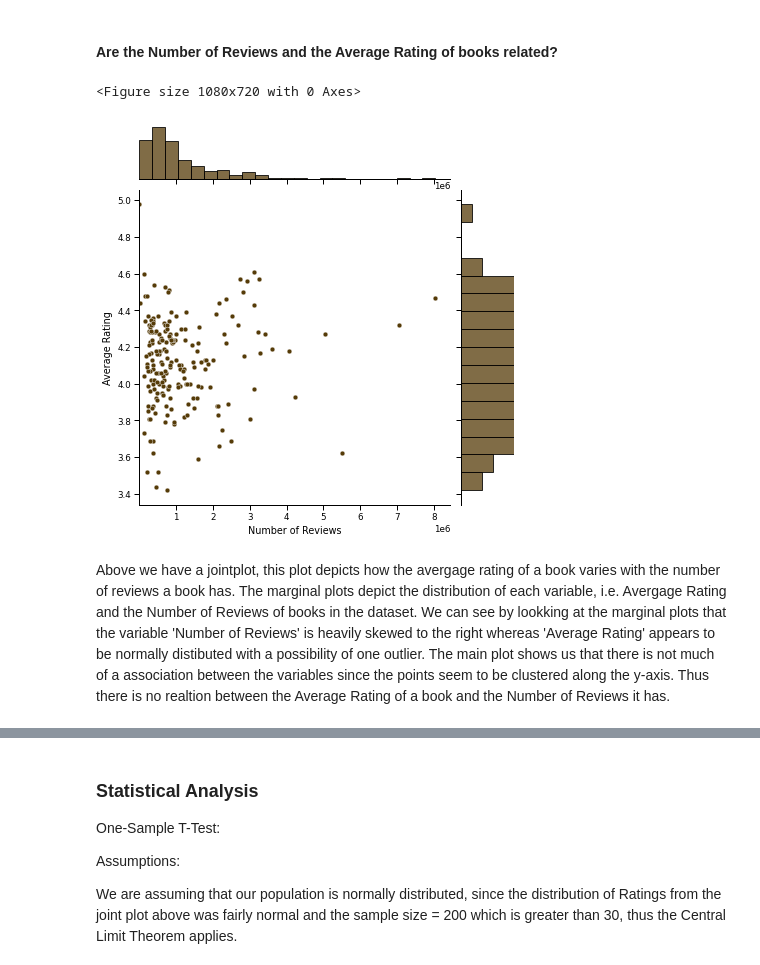
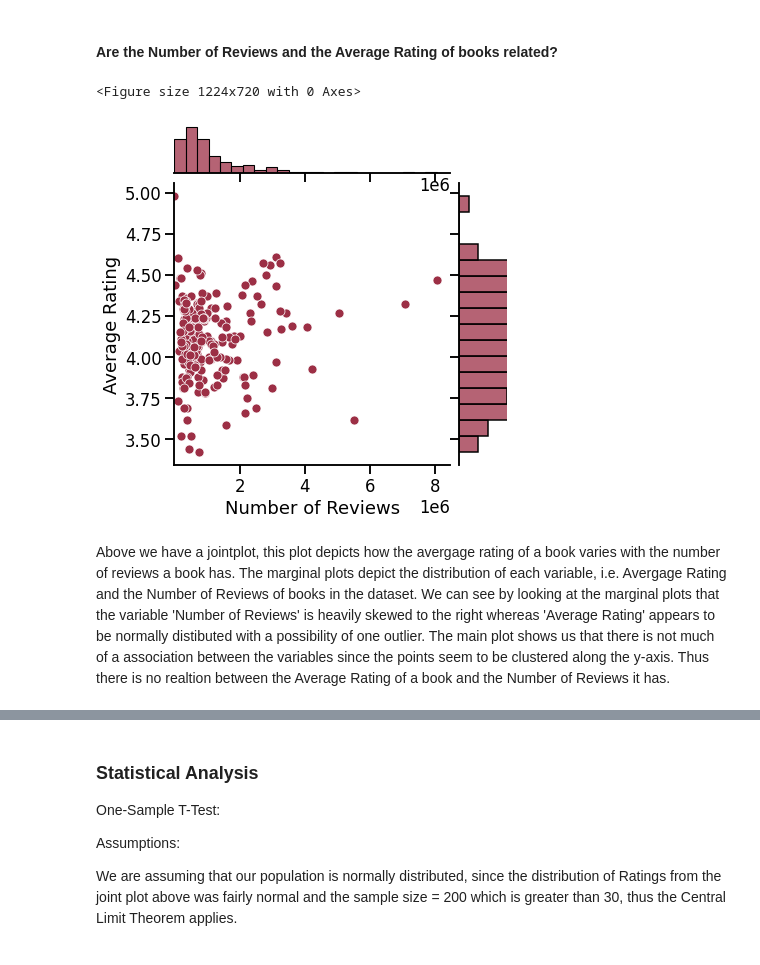
Before and after one commit to padmapraba/Goodreads-Webscraping-DataViz, a Jupyter notebook: Goodreads_Webscrape_Project.ipynb, the cells around one changed output, grey strips where cells are left out. Cells and saved outputs as stored; diff of their text form; code cells hidden in the pictures.

```diff
--- a/Goodreads_Webscrape_Project.ipynb
+++ b/Goodreads_Webscrape_Project.ipynb
@@ -177,18 +172,21 @@ The bar chart above displays the top 10 books with the highest average user rati
 # %%
 # Seaborn
 
 #Checking for any relation between them.
-plt.figure(figsize=(15,10))
-sns.set_context('paper')
-ax =sns.jointplot(y="Rating",x='Number of Reviews', kind='scatter',
+plt.figure(figsize=(17,10))
+
+ax =sns.jointplot(y="Rating",
+                  x='Number of Reviews',
+                  kind='scatter',
                   data= book_df[['Number of Reviews', 'Rating']],
-                  color='#553b08')
+                  color='#9c2f45')
+
 ax.set_axis_labels("Number of Reviews", "Average Rating")
 ax.ax_marg_x.set_xlim(0.5)
 plt.xlim(0,5)
 plt.show()
 # %% [output]
-<Figure size 1080x720 with 0 Axes>
+<Figure size 1224x720 with 0 Axes>
-[figure, old version]
+[figure, new version]
 # %% [markdown]
-Above we have a jointplot, this plot depicts how the avergage rating of a book varies with the number of reviews a book has. The marginal plots depict the distribution of each variable, i.e. Avergage Rating and the Number of Reviews of books in the dataset. We can see by lookking at the marginal plots that the variable 'Number of Reviews' is heavily skewed to the right whereas 'Average Rating' appears to be normally distibuted with a possibility of one outlier. The main plot shows us that there is not much of a association between the variables since the points seem to be clustered along the y-axis. Thus there is no realtion between the Average Rating of a book and the Number of Reviews it has.
+Above we have a jointplot, this plot depicts how the avergage rating of a book varies with the number of reviews a book has. The marginal plots depict the distribution of each variable, i.e. Avergage Rating and the Number of Reviews of books in the dataset. We can see by looking at the marginal plots that the variable 'Number of Reviews' is heavily skewed to the right whereas 'Average Rating' appears to be normally distibuted with a possibility of one outlier. The main plot shows us that there is not much of a association between the variables since the points seem to be clustered along the y-axis. Thus there is no realtion between the Average Rating of a book and the Number of Reviews it has.
```
Also changed, not shown: parts of 16 cells of this notebook.
